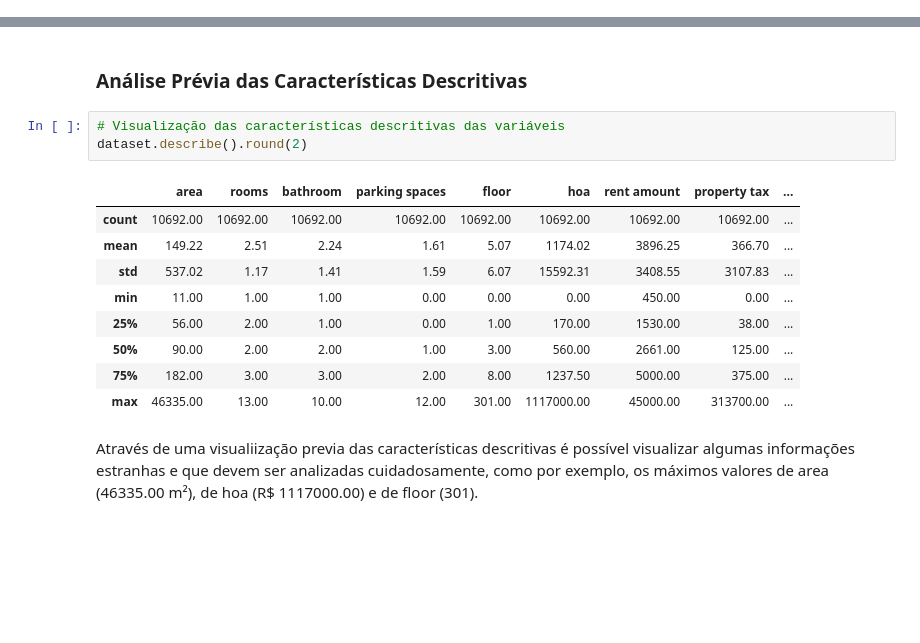
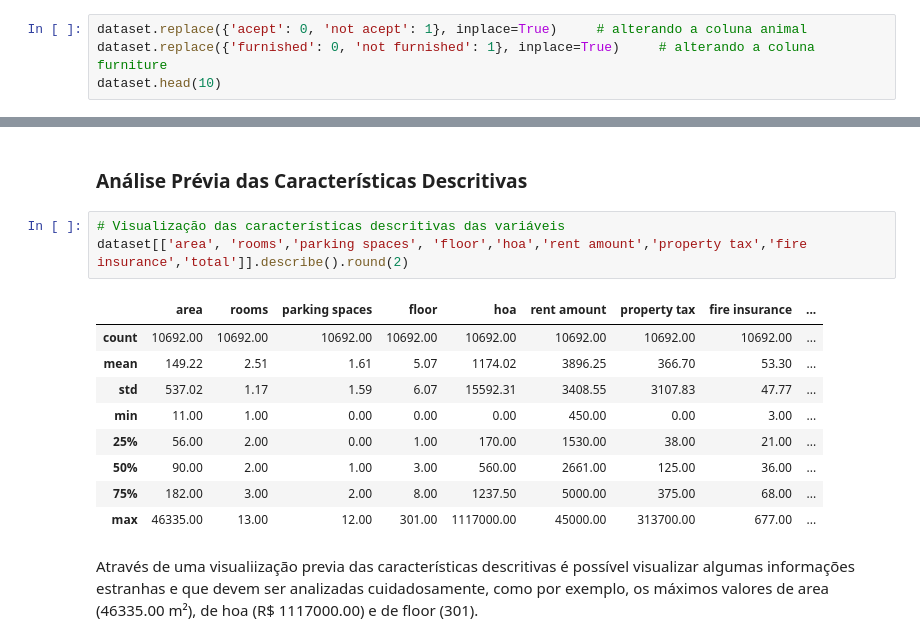
Before and after one commit to IgorFormiga/Data-Science-Projects, a Jupyter notebook: Data_Exploration.ipynb, the cells around one changed output, grey strips where cells are left out. Saved outputs shown, nothing was run; the diff lists cells and outputs as text; blank space fills up the shorter version.

Commit message:
Alteração das colunas animal e forniture para valores binários(0 ou 1)

```diff
--- a/Data_Exploration.ipynb
+++ b/Data_Exploration.ipynb
@@ -110,0 +115,4 @@ Além disso, a coluna floor também possui o tipo de dado como object. Logo vamo
+# %%
+dataset.replace({'acept': 0, 'not acept': 1}, inplace=True)     # alterando a coluna animal
+dataset.replace({'furnished': 0, 'not furnished': 1}, inplace=True)     # alterando a coluna furniture
+dataset.head(10)
@@ -179,17 +199,17 @@ cidades
 ### Análise Prévia das Características Descritivas
 # %%
 # Visualização das características descritivas das variáveis
-dataset.describe().round(2)
+dataset[['area', 'rooms','parking spaces', 'floor','hoa','rent amount','property tax','fire insurance','total']].describe().round(2)
 # %% [output]
-|  | area | rooms | bathroom | parking spaces | floor | hoa | rent amount | property tax | ... |
+|  | area | rooms | parking spaces | floor | hoa | rent amount | property tax | fire insurance | ... |
 | count | 10692.00 | 10692.00 | 10692.00 | 10692.00 | 10692.00 | 10692.00 | 10692.00 | 10692.00 | ... |
-| mean | 149.22 | 2.51 | 2.24 | 1.61 | 5.07 | 1174.02 | 3896.25 | 366.70 | ... |
-| std | 537.02 | 1.17 | 1.41 | 1.59 | 6.07 | 15592.31 | 3408.55 | 3107.83 | ... |
-| min | 11.00 | 1.00 | 1.00 | 0.00 | 0.00 | 0.00 | 450.00 | 0.00 | ... |
-| 25% | 56.00 | 2.00 | 1.00 | 0.00 | 1.00 | 170.00 | 1530.00 | 38.00 | ... |
-| 50% | 90.00 | 2.00 | 2.00 | 1.00 | 3.00 | 560.00 | 2661.00 | 125.00 | ... |
-| 75% | 182.00 | 3.00 | 3.00 | 2.00 | 8.00 | 1237.50 | 5000.00 | 375.00 | ... |
-| max | 46335.00 | 13.00 | 10.00 | 12.00 | 301.00 | 1117000.00 | 45000.00 | 313700.00 | ... |
+| mean | 149.22 | 2.51 | 1.61 | 5.07 | 1174.02 | 3896.25 | 366.70 | 53.30 | ... |
+| std | 537.02 | 1.17 | 1.59 | 6.07 | 15592.31 | 3408.55 | 3107.83 | 47.77 | ... |
+| min | 11.00 | 1.00 | 0.00 | 0.00 | 0.00 | 450.00 | 0.00 | 3.00 | ... |
+| 25% | 56.00 | 2.00 | 0.00 | 1.00 | 170.00 | 1530.00 | 38.00 | 21.00 | ... |
+| 50% | 90.00 | 2.00 | 1.00 | 3.00 | 560.00 | 2661.00 | 125.00 | 36.00 | ... |
+| 75% | 182.00 | 3.00 | 2.00 | 8.00 | 1237.50 | 5000.00 | 375.00 | 68.00 | ... |
+| max | 46335.00 | 13.00 | 12.00 | 301.00 | 1117000.00 | 45000.00 | 313700.00 | 677.00 | ... |
 # %% [markdown]
 Através de uma visualiização previa das características descritivas é possível visualizar algumas informações estranhas e que devem ser analizadas cuidadosamente, como por exemplo, os máximos valores de area (46335.00 m²), de hoa (R$ 1117000.00) e de floor (301).
 # %% [markdown]
```
Also changed, not shown: parts of 4 cells of this notebook, 2 other files.
